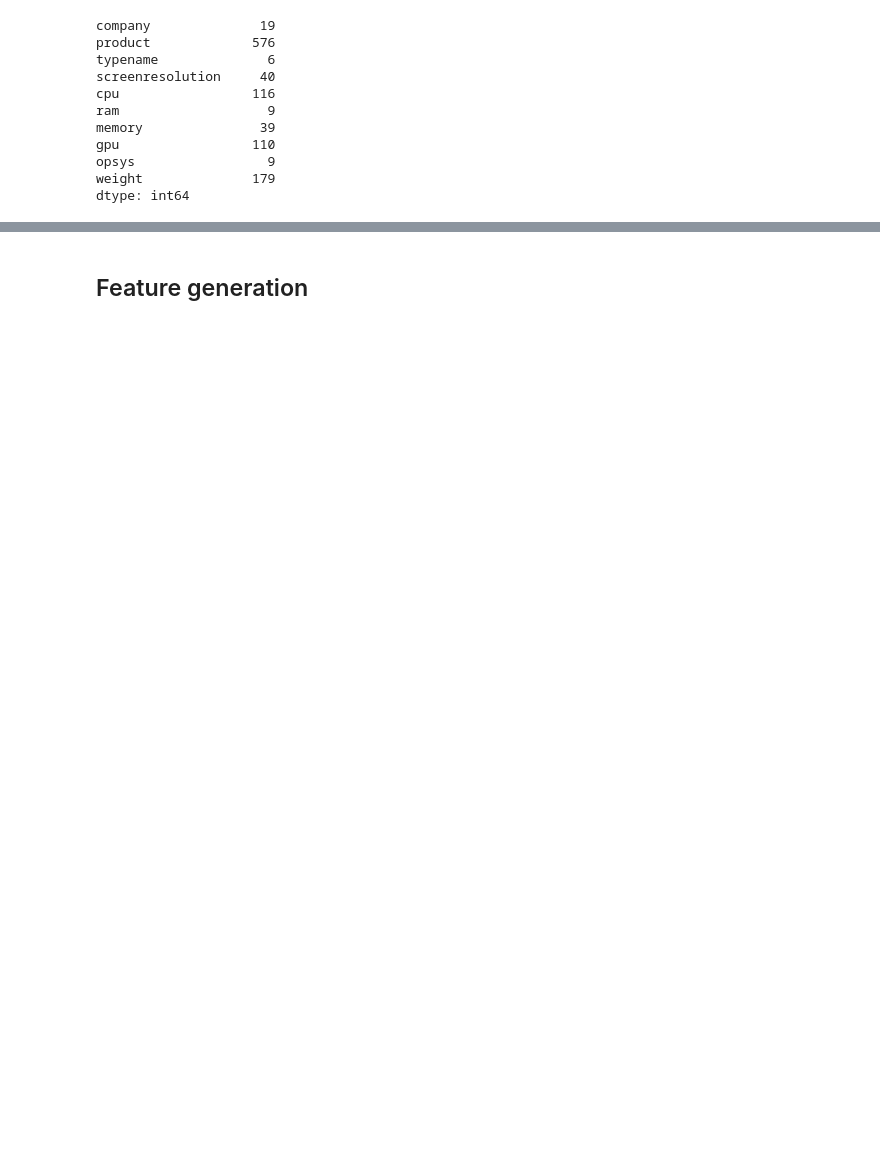
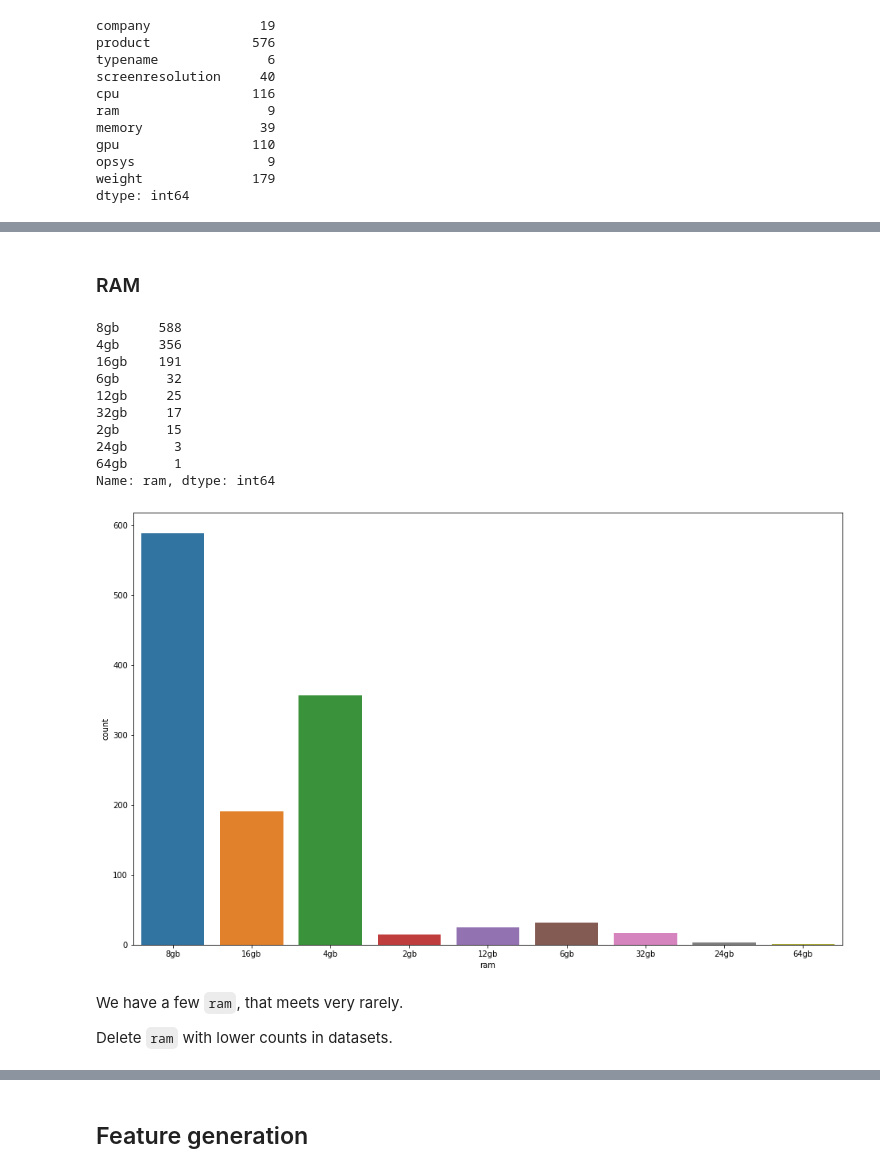
Before and after one commit to LeoRuslan/my_mlbookcamp, a Jupyter notebook: homework_7/notebook.ipynb, the cells around one changed output, grey strips where cells are left out. Saved outputs shown, nothing was run; the diff lists cells and outputs as text; code cells hidden in the pictures; blank space fills up the shorter version.

```diff
--- a/homework_7/notebook.ipynb
+++ b/homework_7/notebook.ipynb
@@ -143,0 +237,5 @@ plt.show()
+# %%
+th_hold = 6
+rerary_company = df['company'].value_counts()[(df['company'].value_counts() < th_hold)].keys()
+for company in rerary_company:
+    df = df[df['company'] != company]
@@ -143,0 +258,21 @@ plt.show()
+# %% [markdown]
+### RAM
+# %%
+print(df['ram'].value_counts())
+sns.countplot(x='ram', data=df);
+# %% [output]
+8gb     588
+4gb     356
+16gb    191
+6gb      32
+12gb     25
+32gb     17
+2gb      15
+24gb      3
+64gb      1
+Name: ram, dtype: int64
+[figure, added]
+# %% [markdown]
+We have a few `ram`, that meets very rarely.
+
+Delete `ram` with lower counts in datasets.
```
Also changed, not shown: parts of 95 cells of this notebook.
